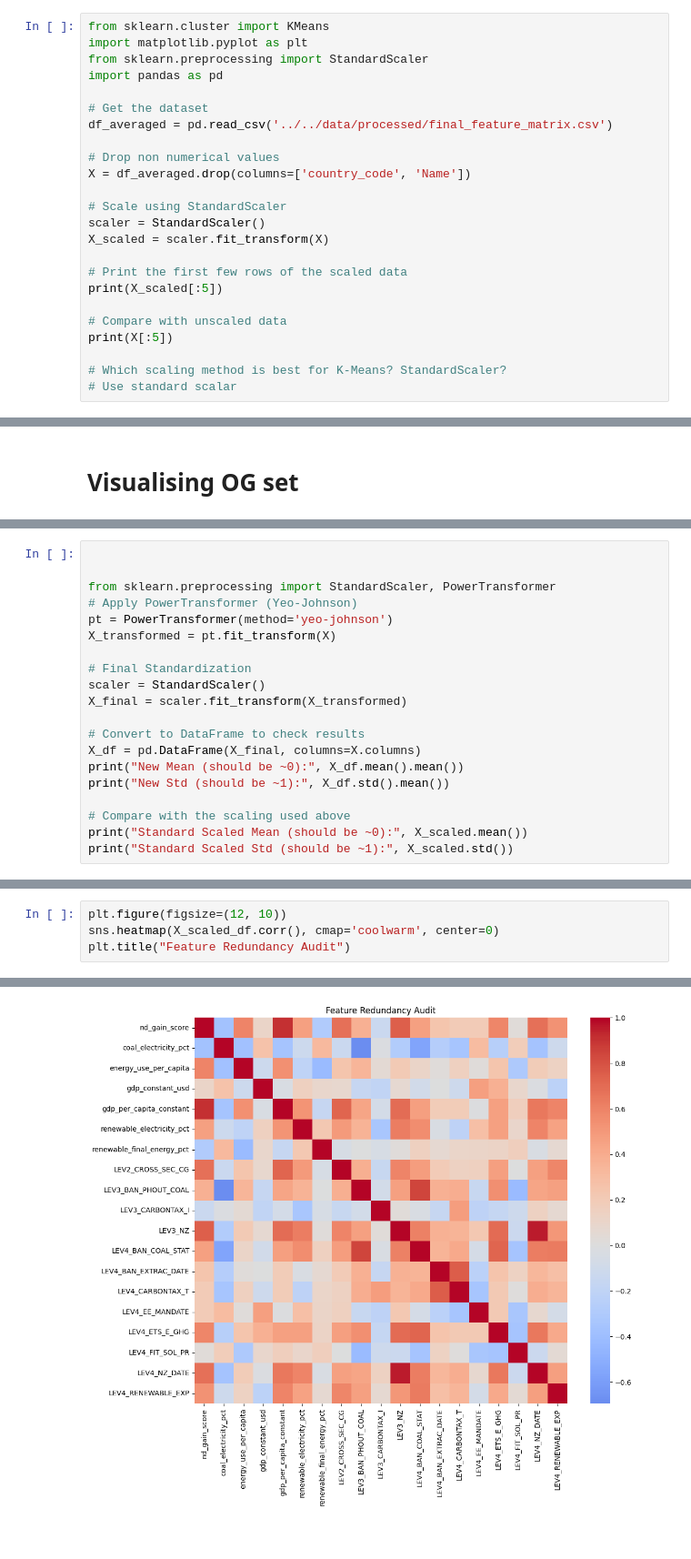
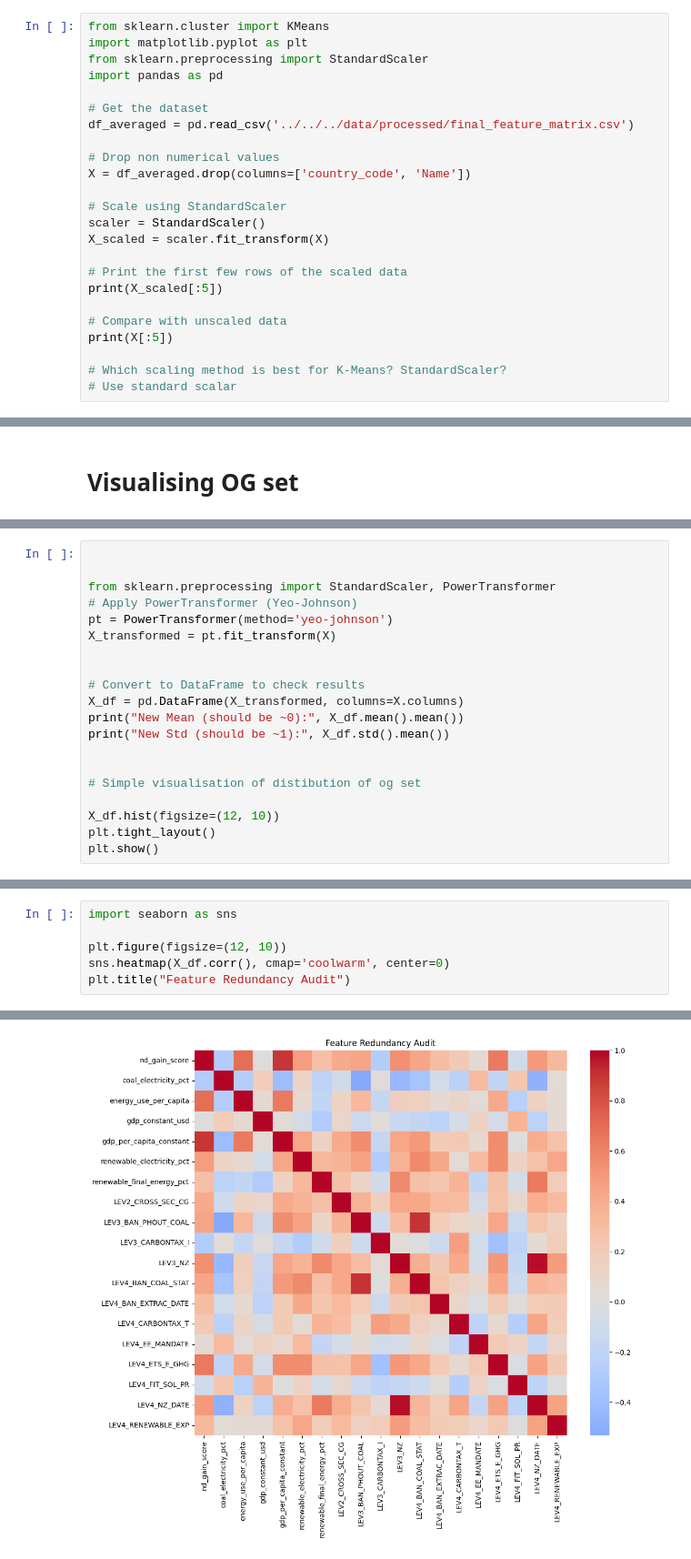
Before and after one commit to irvsam/Identifying-and-Tracking-Climate-Policy-Archetypes, a Jupyter notebook: notebooks/clustering/kmeans/preprocessing.ipynb, the cells around one changed output, grey strips where cells are left out. Shown at 91% size. Cells and saved outputs as stored; diff of their text form.

```diff
--- a/notebooks/clustering/kmeans/preprocessing.ipynb
+++ b/notebooks/clustering/kmeans/preprocessing.ipynb
@@ -5,7 +5,7 @@ from sklearn.preprocessing import StandardScaler
 import pandas as pd
 
 # Get the dataset
-df_averaged = pd.read_csv('../../data/processed/final_feature_matrix.csv')
+df_averaged = pd.read_csv('../../../data/processed/final_feature_matrix.csv')
 
 # Drop non numerical values
 X = df_averaged.drop(columns=['country_code', 'Name'])
@@ -59,16 +59,16 @@ from sklearn.preprocessing import StandardScaler, PowerTransformer
 pt = PowerTransformer(method='yeo-johnson')
 X_transformed = pt.fit_transform(X)
 
-# Final Standardization
-scaler = StandardScaler()
-X_final = scaler.fit_transform(X_transformed)
 
 # Convert to DataFrame to check results
-X_df = pd.DataFrame(X_final, columns=X.columns)
+X_df = pd.DataFrame(X_transformed, columns=X.columns)
 print("New Mean (should be ~0):", X_df.mean().mean())
 print("New Std (should be ~1):", X_df.std().mean())
 
-# Compare with the scaling used above
-print("Standard Scaled Mean (should be ~0):", X_scaled.mean())
-print("Standard Scaled Std (should be ~1):", X_scaled.std())
+
+# Simple visualisation of distibution of og set
+
+X_df.hist(figsize=(12, 10))
+plt.tight_layout()
+plt.show()
 # %% [output]
@@ -79,7 +78,9 @@ Standard Scaled Std (should be ~1): 0.9999999999999999
 # %%
+import seaborn as sns
+
 plt.figure(figsize=(12, 10))
-sns.heatmap(X_scaled_df.corr(), cmap='coolwarm', center=0)
+sns.heatmap(X_df.corr(), cmap='coolwarm', center=0)
 plt.title("Feature Redundancy Audit")
 # %% [output]
 Text(0.5, 1.0, 'Feature Redundancy Audit')
-[figure, old version]
+[figure, new version]
```
Also changed, not shown: parts of 2 cells of this notebook, 4 other files.
